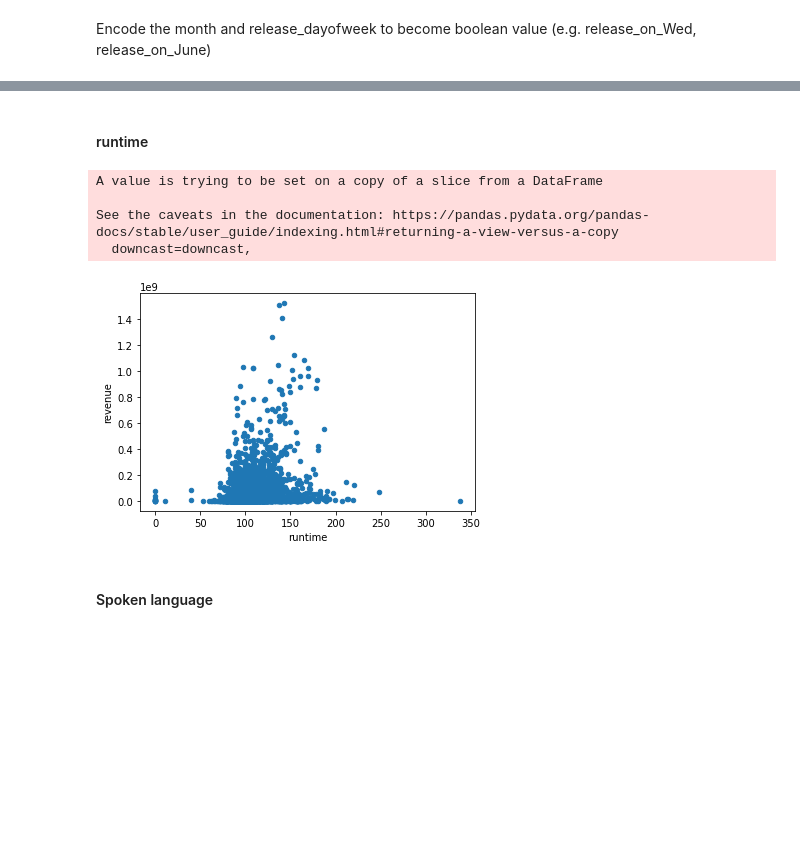
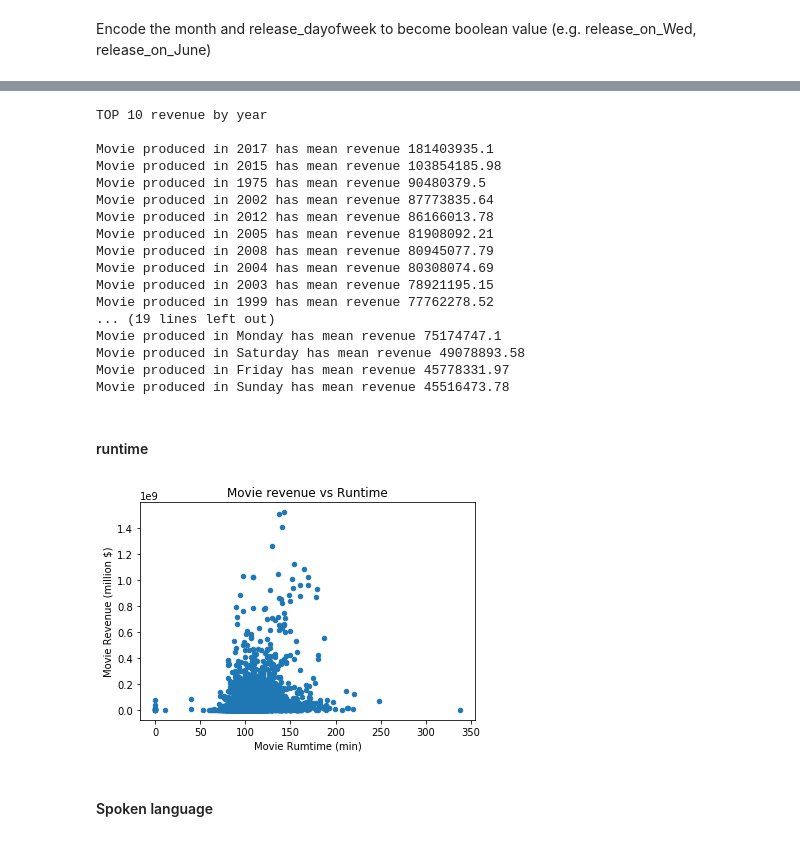
Before and after one commit to z5219951/revenue, a Jupyter notebook: data_preprocessing.ipynb, the cells around one changed output, grey strips where cells are left out. Drawn from its saved outputs; the diff is of its cells as text; code cells hidden in the pictures; blank space fills up the shorter version.

Commit message:
Conversion for data_preprocessing done

```diff
--- a/data_preprocessing.ipynb
+++ b/data_preprocessing.ipynb
@@ -513,7 +526,7 @@ train.loc[ (train['release_year'] <= 19) & (train['release_year'] < 100), "relea
 train.loc[ (train['release_year'] > 19)  & (train['release_year'] < 100), "release_year"] += 1900
 release_date = pd.to_datetime(train["release_date"])
 # Add the derived release weekday name to train
-train["release_dayofweek"] = release_date.dt.day_name()
+train["release_dayofweek"] = release_date.dt.weekday_name
 
 # Do the same to test set
 test[["release_month","release_day","release_year"]] = test["release_date"].str.split("/",expand=True).replace(np.nan, -1).astype(int)
@@ -522,6 +535,8 @@ test.loc[ (test['release_year'] <= 19) & (test['release_year'] < 100), "release_
 test.loc[ (test['release_year'] > 19)  & (test['release_year'] < 100), "release_year"] += 1900
 release_date = pd.to_datetime(test["release_date"])
 # Add the derived release weekday name to test
-test["release_dayofweek"] = release_date.dt.day_name()
+test["release_dayofweek"] = release_date.dt.weekday_name
 # %% [markdown]
 Encode the month and release_dayofweek to become boolean value (e.g. release_on_Wed, release_on_June)
+# %%
+test['release_dayofweek'].fillna('Friday',inplace=True)
@@ -528,7 +545,64 @@ Encode the month and release_dayofweek to become boolean value (e.g. release_on_
+# %%
+# Calculate mean revenue for these movies with respect to release year
+revenue_means = {}
+for value in train['release_year'].unique():
+    query = "release_year=='" + str(value) + "'"
+    revenue_means[value] = round(train.query(query)['revenue'].mean(),2)
+
+# Print the top 10 mean revenue
+counter = Counter(revenue_means)
+print ("TOP 10 revenue by year\n")
+for v in counter.most_common(10):
+    year, mean_revenue = v
+    print("Movie produced in " + str(year) + " has mean revenue " + str(mean_revenue))
+
+# Calculate mean revenue for these movies with respect to release month
+revenue_means = {}
+for value in train['release_month'].unique():
+    query = "release_month=='" + str(value) + "'"
+    revenue_means[value] = round(train.query(query)['revenue'].mean(),2)
+
+# Print the top 10 mean revenue
+counter = Counter(revenue_means)
+print ("\nTOP 10 revenue by month\n")
+for v in counter.most_common(10):
+    month, mean_revenue = v
+    print("Movie produced in " + str(calendar.month_name[month]) + " has mean revenue " + str(mean_revenue))
+
+# Calculate mean revenue for these movies with respect to release day of week
+revenue_means = {}
+for value in train['release_dayofweek'].unique():
+    query = "release_dayofweek=='" + value + "'"
+    revenue_means[value] = round(train.query(query)['revenue'].mean(),2)
+
+# Print the top 10 mean revenue
+counter = Counter(revenue_means)
+print ("\nTOP 10 revenue by production countries count\n")
+for v in counter.most_common(10):
+    dayofweek, mean_revenue = v
+    print("Movie produced in " + dayofweek + " has mean revenue " + str(mean_revenue))
+# %% [output]
+TOP 10 revenue by year
+
+Movie produced in 2017 has mean revenue 181403935.1
+Movie produced in 2015 has mean revenue 103854185.98
+Movie produced in 1975 has mean revenue 90480379.5
+Movie produced in 2002 has mean revenue 87773835.64
+Movie produced in 2012 has mean revenue 86166013.78
+Movie produced in 2005 has mean revenue 81908092.21
+Movie produced in 2008 has mean revenue 80945077.79
+Movie produced in 2004 has mean revenue 80308074.69
+Movie produced in 2003 has mean revenue 78921195.15
+Movie produced in 1999 has mean revenue 77762278.52
+... (19 lines left out)
+Movie produced in Monday has mean revenue 75174747.1
+Movie produced in Saturday has mean revenue 49078893.58
+Movie produced in Friday has mean revenue 45778331.97
+Movie produced in Sunday has mean revenue 45516473.78
 # %%
 # Encode release_dayofweek
 encoder = preprocessing.LabelBinarizer()
-release_dayofweek_transformed = encoder.fit_transform(train["release_dayofweek"].astype(str))
+release_dayofweek_transformed = encoder.fit_transform(train["release_dayofweek"])
 release_dayofweek = pd.DataFrame(release_dayofweek_transformed)
 # Add to train dataframe
 train = pd.concat([train,release_dayofweek], axis=1)
@@ -546,9 +620,8 @@ train.rename(columns={0 : "released_on_" + "Jan", 1 : "released_on_" + "Feb", 2
 
 # Do the same to test set
 # Encode release_dayofweek
-encoder = preprocessing.LabelBinarizer()
-release_dayofweek_transformed = encoder.fit_transform(test["release_dayofweek"].astype(str))
-release_dayofweek = pd.DataFrame(release_dayofweek_transformed)
+test_release_dayofweek_transformed = encoder.fit_transform(test["release_dayofweek"])
+test_release_dayofweek = pd.DataFrame(test_release_dayofweek_transformed)
 # Add to test dataframe
 test = pd.concat([test,release_dayofweek], axis=1)
 
@@ -567,17 +640,16 @@ test.rename(columns={0 : "released_on_" + "Jan", 1 : "released_on_" + "Feb", 2 :
 # %%
 median = train["runtime"].median()
 train["runtime"].fillna(median,inplace=True)
 train.plot(x="runtime",y="revenue",kind="scatter")
+plt.xlabel("Movie Rumtime (min)")
+plt.ylabel("Movie Revenue (million $)")
+plt.title("Movie revenue vs Runtime")
 plt.show()
 
 median = test["runtime"].median()
 test["runtime"].fillna(median,inplace=True)
 # %% [output]
-A value is trying to be set on a copy of a slice from a DataFrame
-
-See the caveats in the documentation: https://pandas.pydata.org/pandas-docs/stable/user_guide/indexing.html#returning-a-view-versus-a-copy
-  downcast=downcast,
-[figure, old version]
+[figure, new version]
 # %% [markdown]
 #### Spoken language
 # %%
```
Also changed, not shown: parts of 27 cells of this notebook, 3 other files.
